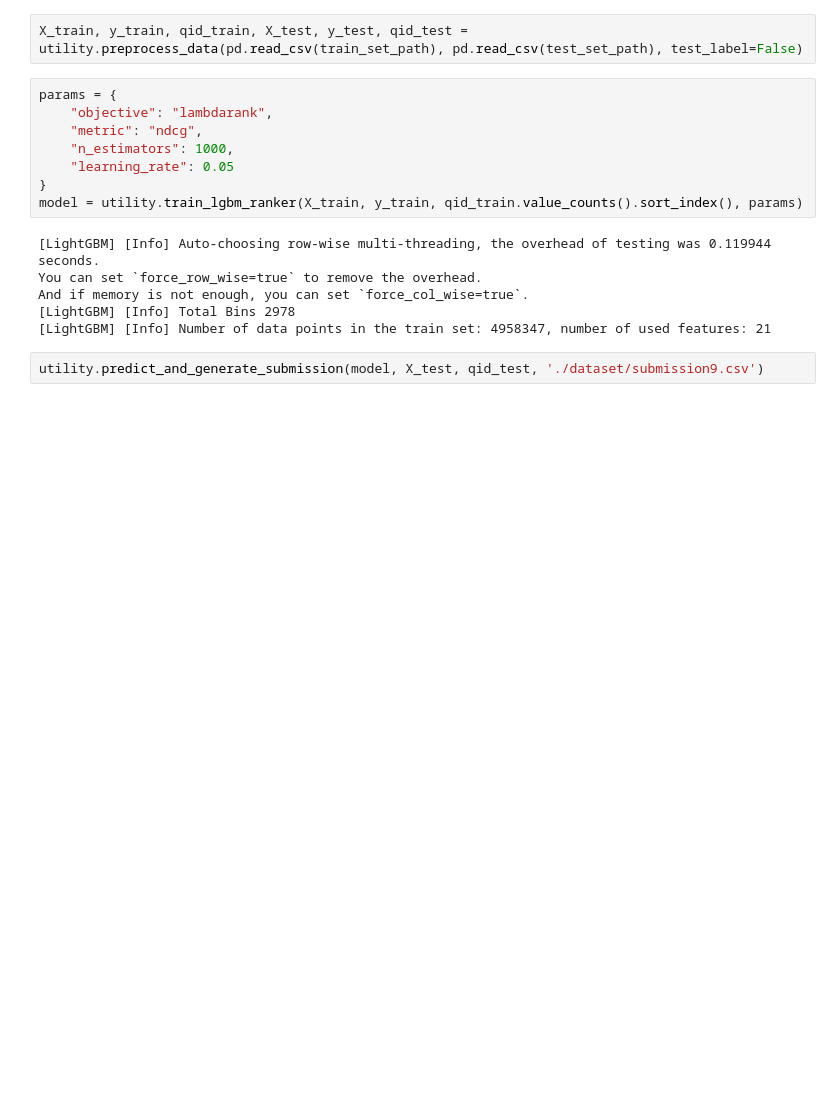
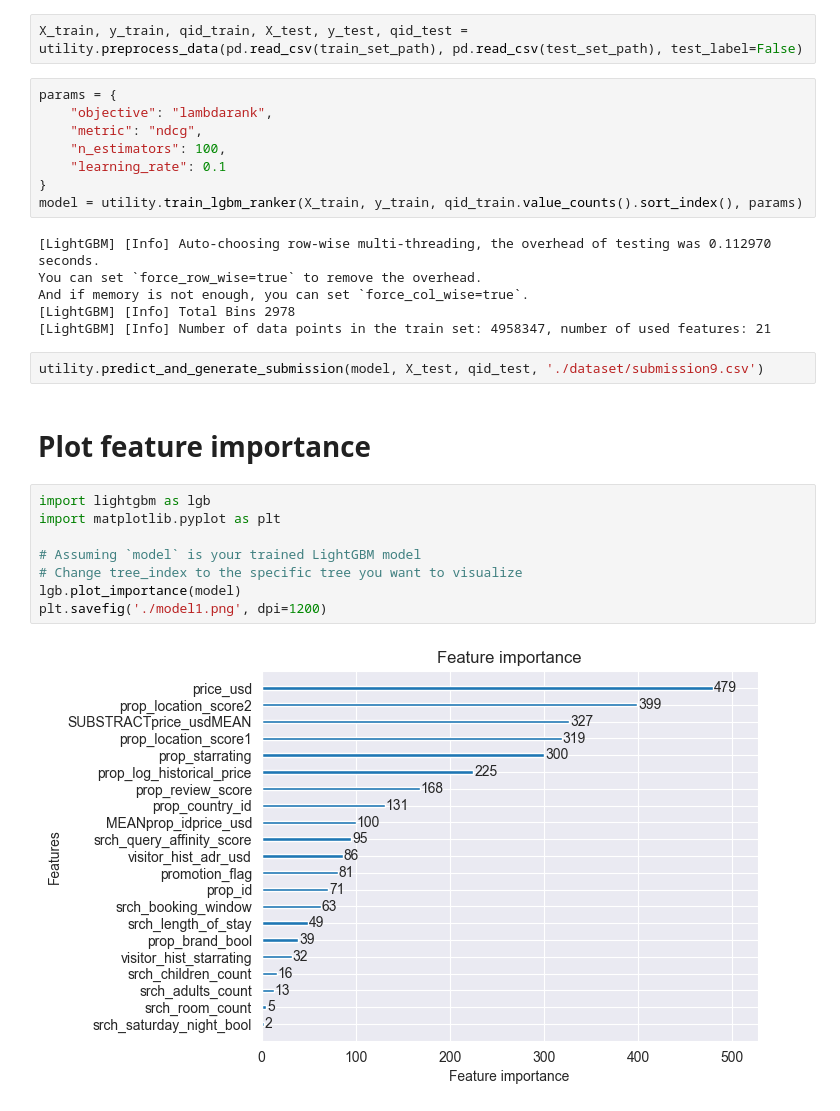
Before and after one commit to Leodom01/X_400108-DataMiningTechniques, a Jupyter notebook: test_submission.ipynb, the cells around one changed output. Cells and saved outputs as stored; diff of their text form; blank space fills up the shorter version.

```diff
--- a/test_submission.ipynb
+++ b/test_submission.ipynb
@@ -11,15 +11,27 @@ X_train, y_train, qid_train, X_test, y_test, qid_test = utility.preprocess_data(
 params = {
     "objective": "lambdarank",
     "metric": "ndcg",
-    "n_estimators": 1000,
-    "learning_rate": 0.05
+    "n_estimators": 100,
+    "learning_rate": 0.1
 }
 model = utility.train_lgbm_ranker(X_train, y_train, qid_train.value_counts().sort_index(), params)
 # %% [output]
-[LightGBM] [Info] Auto-choosing row-wise multi-threading, the overhead of testing was 0.119944 seconds.
+[LightGBM] [Info] Auto-choosing row-wise multi-threading, the overhead of testing was 0.112970 seconds.
 You can set `force_row_wise=true` to remove the overhead.
 And if memory is not enough, you can set `force_col_wise=true`.
 [LightGBM] [Info] Total Bins 2978
 [LightGBM] [Info] Number of data points in the train set: 4958347, number of used features: 21
 # %%
 utility.predict_and_generate_submission(model, X_test, qid_test, './dataset/submission9.csv')
+# %% [markdown]
+# Plot feature importance
+# %%
+import lightgbm as lgb
+import matplotlib.pyplot as plt
+
+# Assuming `model` is your trained LightGBM model
+# Change tree_index to the specific tree you want to visualize
+lgb.plot_importance(model)
+plt.savefig('./model1.png', dpi=1200)
+# %% [output]
+[figure, added]
```
Also changed, not shown: 6 other files.
